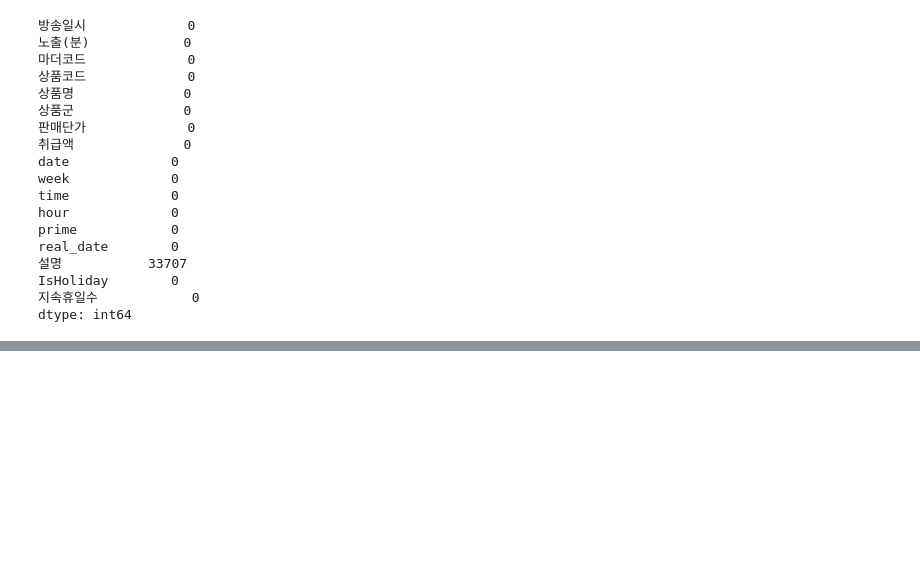
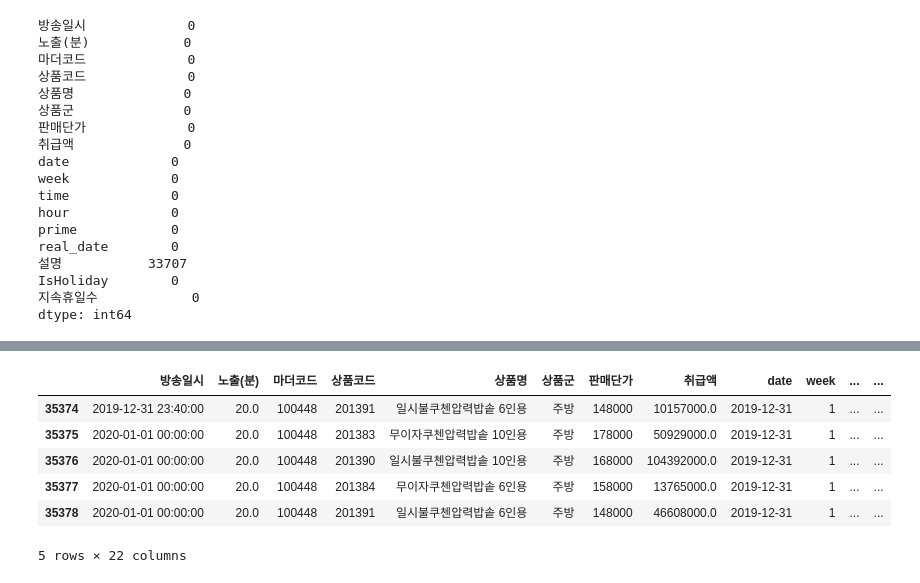
Before and after one commit to Yeeun-Lee/big_contest_2020, a Jupyter notebook: 데이터최종병합.ipynb, the cells around one changed output, grey strips where cells are left out. Saved outputs shown, nothing was run; the diff lists cells and outputs as text; code cells hidden in the pictures; blank space fills up the shorter version.

```diff
--- a/데이터최종병합.ipynb
+++ b/데이터최종병합.ipynb
@@ -198,3 +218,6 @@ HUM              0
 dtype: int64
 # %%
 final_pf.to_csv("final_performance.csv", mode='w')
+# %%
+fpf = pd.read_csv("final_performance.csv", parse_dates=['방송일시', 'date'], index_col = 0)
+fpf
@@ -200,0 +238,3 @@ final_pf.to_csv("final_performance.csv", mode='w')
+# %%
+fpf['weekofyear'] = fpf['date'].dt.week
+fpf.tail()
@@ -200,0 +311,12 @@ final_pf.to_csv("final_performance.csv", mode='w')
+# %%
+fpf['year'] = pd.to_datetime(fpf['real_date']).dt.year
+fpf['month'] = pd.to_datetime(fpf['real_date']).dt.month
+fpf.tail()
+# %% [output]
+|  | 방송일시 | 노출(분) | 마더코드 | 상품코드 | 상품명 | 상품군 | 판매단가 | 취급액 | date | week | ... | ... |
+| 35374 | 2019-12-31 23:40:00 | 20.0 | 100448 | 201391 | 일시불쿠첸압력밥솥 6인용 | 주방 | 148000 | 10157000.0 | 2019-12-31 | 1 | ... | ... |
+| 35375 | 2020-01-01 00:00:00 | 20.0 | 100448 | 201383 | 무이자쿠첸압력밥솥 10인용 | 주방 | 178000 | 50929000.0 | 2019-12-31 | 1 | ... | ... |
+| 35376 | 2020-01-01 00:00:00 | 20.0 | 100448 | 201390 | 일시불쿠첸압력밥솥 10인용 | 주방 | 168000 | 104392000.0 | 2019-12-31 | 1 | ... | ... |
+| 35377 | 2020-01-01 00:00:00 | 20.0 | 100448 | 201384 | 무이자쿠첸압력밥솥 6인용 | 주방 | 158000 | 13765000.0 | 2019-12-31 | 1 | ... | ... |
+| 35378 | 2020-01-01 00:00:00 | 20.0 | 100448 | 201391 | 일시불쿠첸압력밥솥 6인용 | 주방 | 148000 | 46608000.0 | 2019-12-31 | 1 | ... | ... |
+5 rows × 22 columns
```
Also changed, not shown: parts of 16 cells of this notebook, 3 other files.
